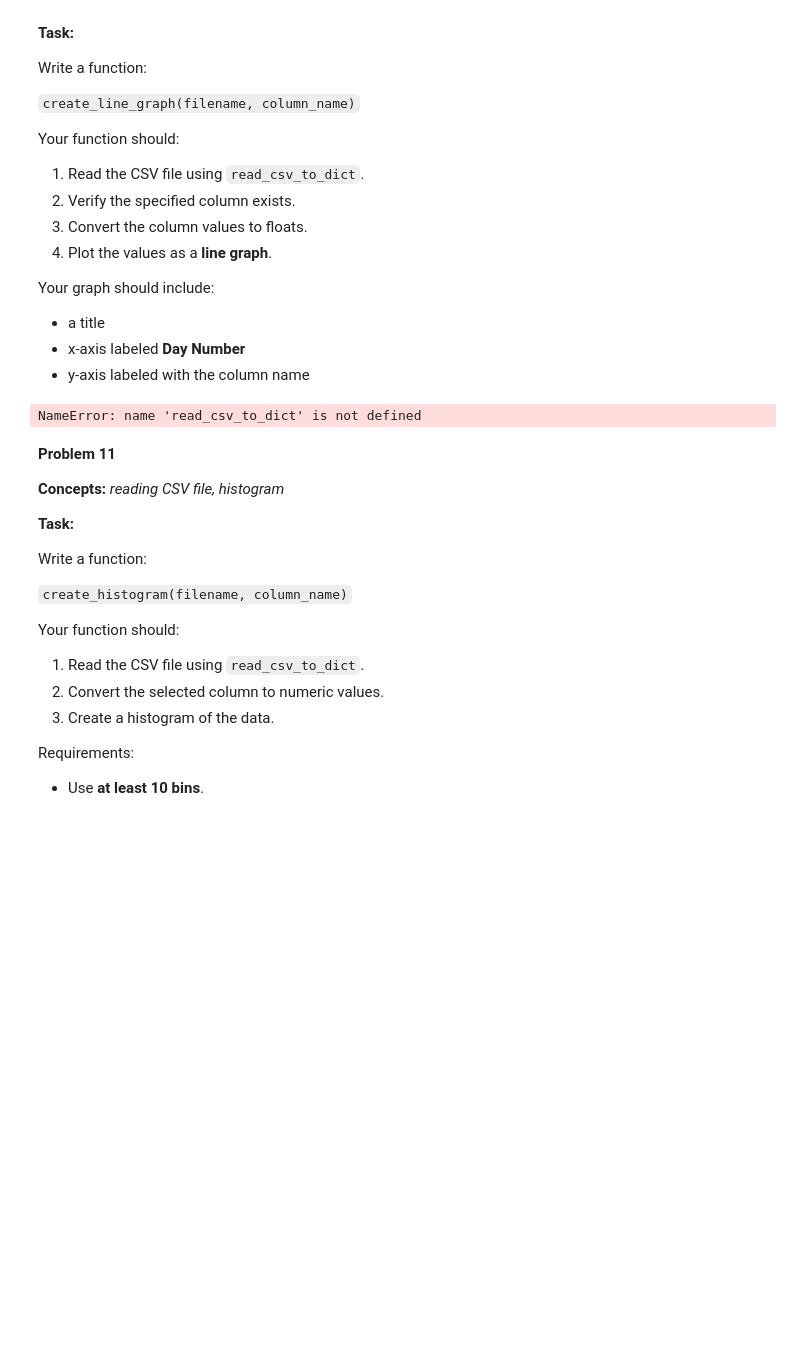
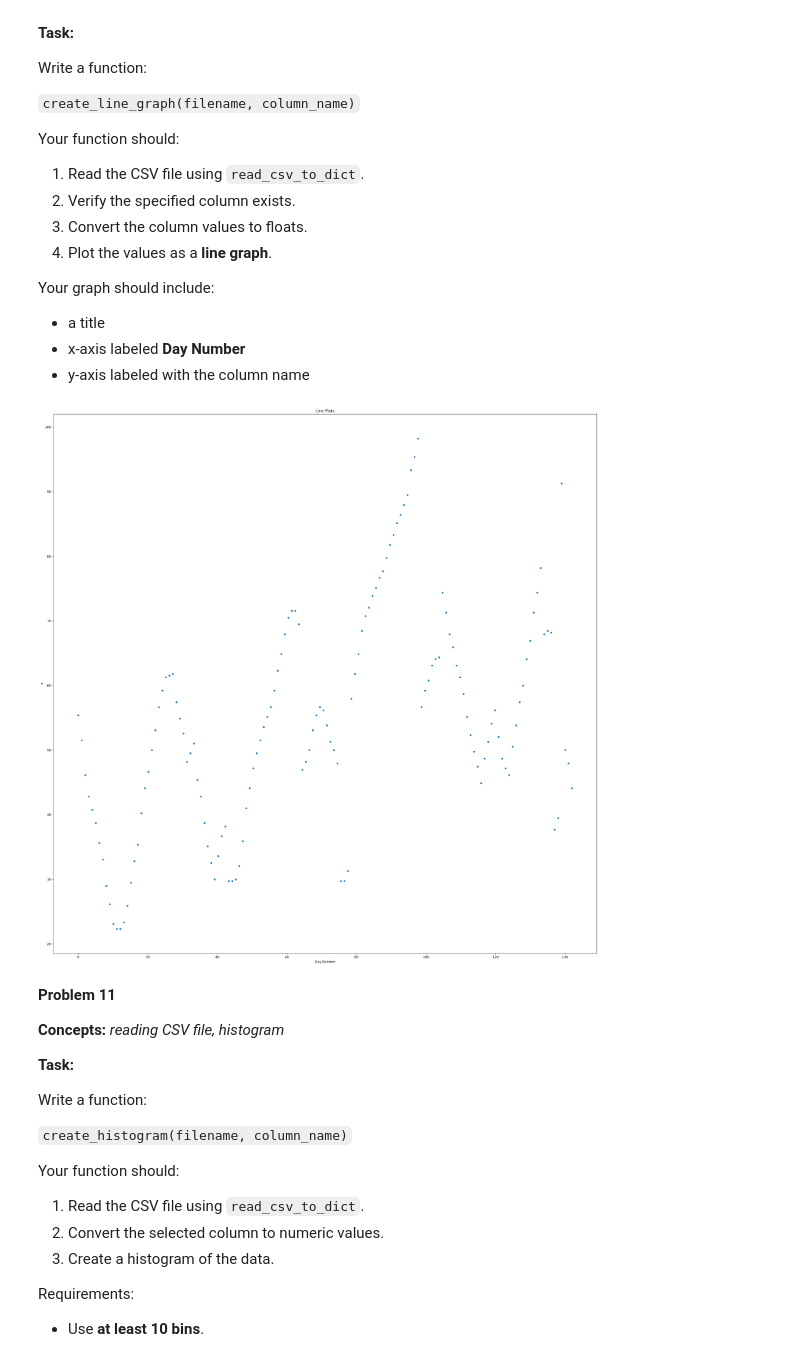
Before and after one commit to rickoprivate/BUAI602HW, a Jupyter notebook: week-09/homework.ipynb, the cells around one changed output. Cells and saved outputs as stored; diff of their text form; code cells hidden in the pictures; blank space fills up the shorter version.

```diff
--- a/week-09/homework.ipynb
+++ b/week-09/homework.ipynb
@@ -519,27 +519,25 @@ Your graph should include:
 # %%
 #Your Solution
 def create_line_graph(filename, column_name):
     plot_data = read_csv_to_dict(filename)
-    print(plot_data)
     if plot_data.get('list', {}).get('x') is not None:
         print("NOT THERE")
     else:
         column_list = plot_data[column_name]
         column_floats = [float(value) for value in column_list]
         length=len(column_floats)
-        print("LEN",length)
         days = np.linspace(0, length, length)
 
-    plt.figure(figsize=(60, 40))
+    plt.figure(figsize=(30, 30))
     plt.scatter(days, column_floats, s=20)
 
-    plt.title("Scatter Plots")
-    plt.xlabel("X Axis Label")
-    plt.ylabel("Y Axis Label")
+    plt.title("Line Plots")
+    plt.xlabel("Day Number")
+    plt.ylabel(column_name)
 
 create_line_graph('p9_data.csv', 'x')
 # %% [output]
-NameError: name 'read_csv_to_dict' is not defined
+[figure, added]
 # %% [markdown]
 **Problem 11**
 
```
Also changed, not shown: parts of 6 cells of this notebook.
